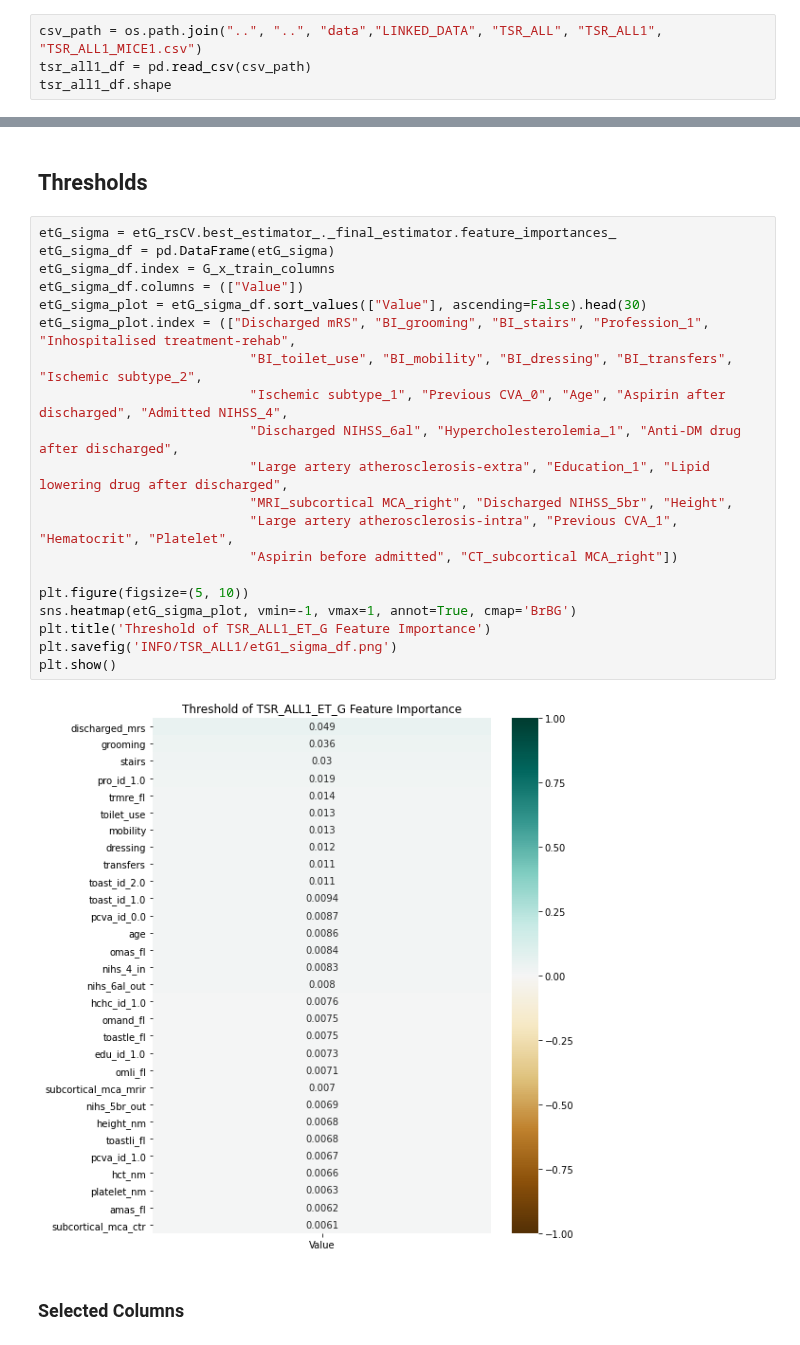
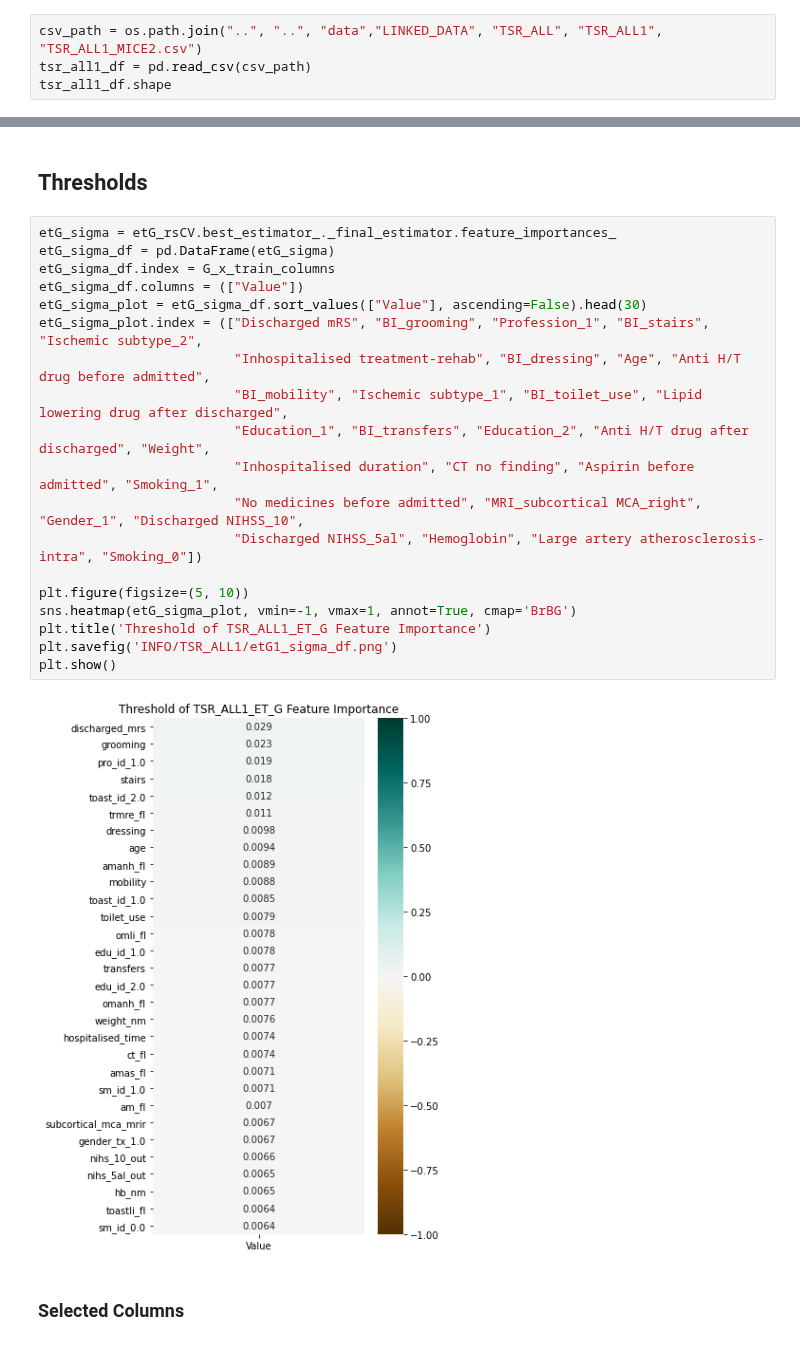
Before and after one commit to sn987532159/TSR_ML, a Jupyter notebook: result/TSR_ALL/BackUp1.ipynb, the cells around one changed output, grey strips where cells are left out. Cells and saved outputs as stored; diff of their text form.

```diff
--- a/result/TSR_ALL/BackUp1.ipynb
+++ b/result/TSR_ALL/BackUp1.ipynb
@@ -16,7 +16,7 @@ import seaborn as sns
 # %% [markdown]
 # Import datasets
 # %%
-csv_path = os.path.join("..", "..", "data","LINKED_DATA", "TSR_ALL", "TSR_ALL1", "TSR_ALL1_MICE1.csv")
+csv_path = os.path.join("..", "..", "data","LINKED_DATA", "TSR_ALL", "TSR_ALL1", "TSR_ALL1_MICE2.csv")
 tsr_all1_df = pd.read_csv(csv_path)
 tsr_all1_df.shape
 # %% [output]
@@ -244,25 +244,24 @@ AUC of testing set: 0.7390529827965642
 # %%
 etG_sigma = etG_rsCV.best_estimator_._final_estimator.feature_importances_
 etG_sigma_df = pd.DataFrame(etG_sigma)
 etG_sigma_df.index = G_x_train_columns
 etG_sigma_df.columns = (["Value"])
 etG_sigma_plot = etG_sigma_df.sort_values(["Value"], ascending=False).head(30)
-etG_sigma_plot.index = (["Discharged mRS", "BI_grooming", "BI_stairs", "Profession_1", "Inhospitalised treatment-rehab",
-                           "BI_toilet_use", "BI_mobility", "BI_dressing", "BI_transfers", "Ischemic subtype_2",
-                           "Ischemic subtype_1", "Previous CVA_0", "Age", "Aspirin after discharged", "Admitted NIHSS_4",
-                           "Discharged NIHSS_6al", "Hypercholesterolemia_1", "Anti-DM drug after discharged",
-                           "Large artery atherosclerosis-extra", "Education_1", "Lipid lowering drug after discharged",
-                           "MRI_subcortical MCA_right", "Discharged NIHSS_5br", "Height",
-                           "Large artery atherosclerosis-intra", "Previous CVA_1", "Hematocrit", "Platelet",
-                           "Aspirin before admitted", "CT_subcortical MCA_right"])
+etG_sigma_plot.index = (["Discharged mRS", "BI_grooming", "Profession_1", "BI_stairs", "Ischemic subtype_2",
+                         "Inhospitalised treatment-rehab", "BI_dressing", "Age", "Anti H/T drug before admitted",
+                         "BI_mobility", "Ischemic subtype_1", "BI_toilet_use", "Lipid lowering drug after discharged",
+                         "Education_1", "BI_transfers", "Education_2", "Anti H/T drug after discharged", "Weight",
+                         "Inhospitalised duration", "CT no finding", "Aspirin before admitted", "Smoking_1",
+                         "No medicines before admitted", "MRI_subcortical MCA_right", "Gender_1", "Discharged NIHSS_10",
+                         "Discharged NIHSS_5al", "Hemoglobin", "Large artery atherosclerosis-intra", "Smoking_0"])
 
 plt.figure(figsize=(5, 10))
 sns.heatmap(etG_sigma_plot, vmin=-1, vmax=1, annot=True, cmap='BrBG')
 plt.title('Threshold of TSR_ALL1_ET_G Feature Importance')
 plt.savefig('INFO/TSR_ALL1/etG1_sigma_df.png')
 plt.show()
 # %% [output]
-[figure, old version]
+[figure, new version]
 # %% [markdown]
 ### Selected Columns
 # %%
```
Also changed, not shown: parts of 37 cells of this notebook, 1 other file.
